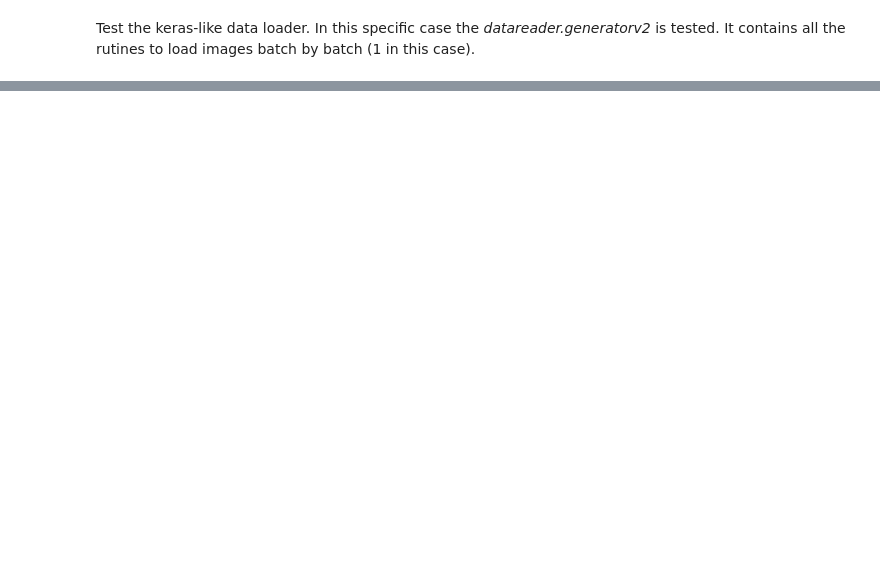
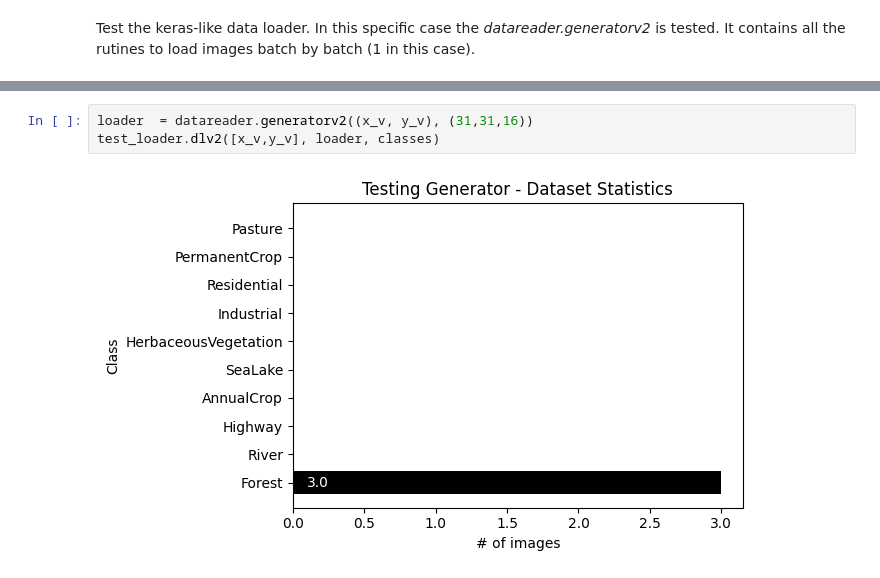
Before and after one commit to alessandrosebastianelli/quanv4eo, a Jupyter notebook: QuantumConvolutionalNeuralNetworks.ipynb, the cells around one changed output, grey strips where cells are left out. Saved outputs shown, nothing was run; the diff lists cells and outputs as text; blank space fills up the shorter version.

```diff
--- a/QuantumConvolutionalNeuralNetworks.ipynb
+++ b/QuantumConvolutionalNeuralNetworks.ipynb
@@ -69 +139,6 @@ test_loader.dlv2([x,y], loader, classes)
+# %%
+loader  = datareader.generatorv2((x_v, y_v), (31,31,16))
+test_loader.dlv2([x_v,y_v], loader, classes)
+# %% [output]
+[figure, added]
 # %%
```
Also changed, not shown: parts of 13 cells of this notebook, 3 other files.
